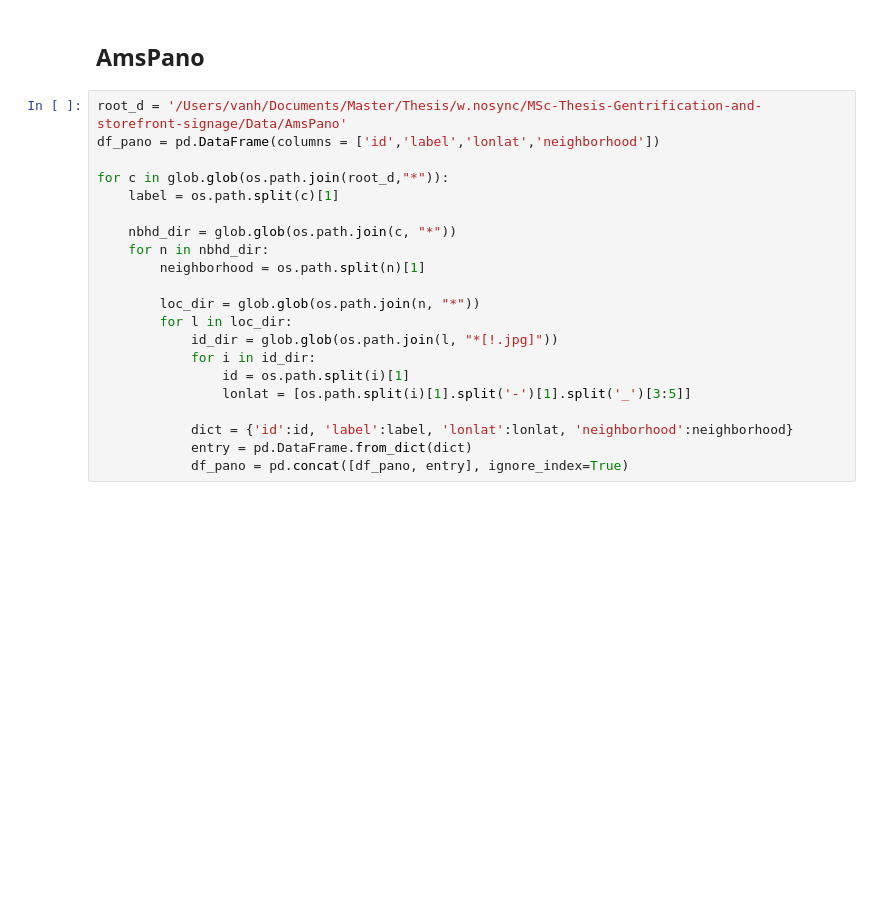
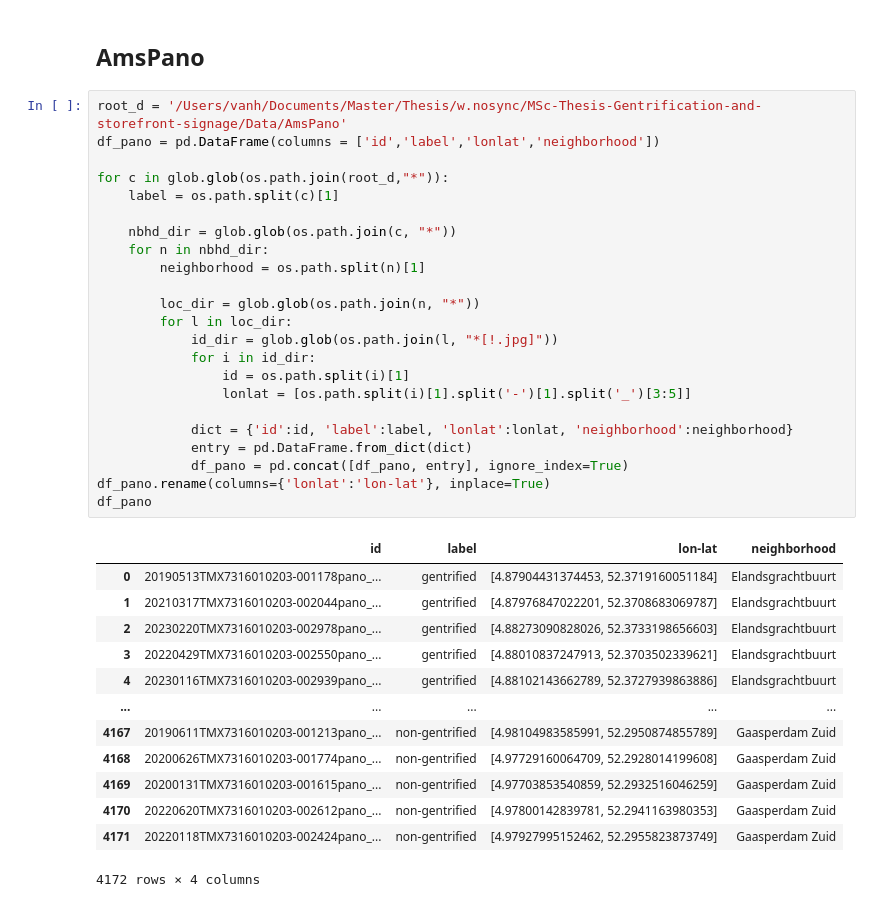
Before and after one commit to atran13/MSc-Thesis-Signs-of-Gentrification, a Jupyter notebook: Data/processing.ipynb, the cells around one changed output. Saved outputs shown, nothing was run; the diff lists cells and outputs as text; blank space fills up the shorter version.

```diff
--- a/Data/processing.ipynb
+++ b/Data/processing.ipynb
@@ -399,21 +400,37 @@ df_stsw_latest.to_csv('/Users/vanh/Documents/Master/Thesis/w.nosync/MSc-Thesis-G
 # %%
 root_d = '/Users/vanh/Documents/Master/Thesis/w.nosync/MSc-Thesis-Gentrification-and-storefront-signage/Data/AmsPano'
 df_pano = pd.DataFrame(columns = ['id','label','lonlat','neighborhood'])
 
 for c in glob.glob(os.path.join(root_d,"*")):
     label = os.path.split(c)[1]
 
     nbhd_dir = glob.glob(os.path.join(c, "*"))
     for n in nbhd_dir:
         neighborhood = os.path.split(n)[1]
 
         loc_dir = glob.glob(os.path.join(n, "*"))
         for l in loc_dir:
             id_dir = glob.glob(os.path.join(l, "*[!.jpg]"))
             for i in id_dir:
                 id = os.path.split(i)[1]
                 lonlat = [os.path.split(i)[1].split('-')[1].split('_')[3:5]]
 
             dict = {'id':id, 'label':label, 'lonlat':lonlat, 'neighborhood':neighborhood}
             entry = pd.DataFrame.from_dict(dict)
             df_pano = pd.concat([df_pano, entry], ignore_index=True)
+df_pano.rename(columns={'lonlat':'lon-lat'}, inplace=True)
+df_pano
+# %% [output]
+|  | id | label | lon-lat | neighborhood |
+| 0 | 20190513TMX7316010203-001178pano_... | gentrified | [4.87904431374453, 52.3719160051184] | Elandsgrachtbuurt |
+| 1 | 20210317TMX7316010203-002044pano_... | gentrified | [4.87976847022201, 52.3708683069787] | Elandsgrachtbuurt |
+| 2 | 20230220TMX7316010203-002978pano_... | gentrified | [4.88273090828026, 52.3733198656603] | Elandsgrachtbuurt |
+| 3 | 20220429TMX7316010203-002550pano_... | gentrified | [4.88010837247913, 52.3703502339621] | Elandsgrachtbuurt |
+| 4 | 20230116TMX7316010203-002939pano_... | gentrified | [4.88102143662789, 52.3727939863886] | Elandsgrachtbuurt |
+| ... | ... | ... | ... | ... |
+| 4167 | 20190611TMX7316010203-001213pano_... | non-gentrified | [4.98104983585991, 52.2950874855789] | Gaasperdam Zuid |
+| 4168 | 20200626TMX7316010203-001774pano_... | non-gentrified | [4.97729160064709, 52.2928014199608] | Gaasperdam Zuid |
+| 4169 | 20200131TMX7316010203-001615pano_... | non-gentrified | [4.97703853540859, 52.2932516046259] | Gaasperdam Zuid |
+| 4170 | 20220620TMX7316010203-002612pano_... | non-gentrified | [4.97800142839781, 52.2941163980353] | Gaasperdam Zuid |
+| 4171 | 20220118TMX7316010203-002424pano_... | non-gentrified | [4.97927995152462, 52.2955823873749] | Gaasperdam Zuid |
+4172 rows × 4 columns
```
Also changed, not shown: parts of 9 cells of this notebook, 1 other file.
